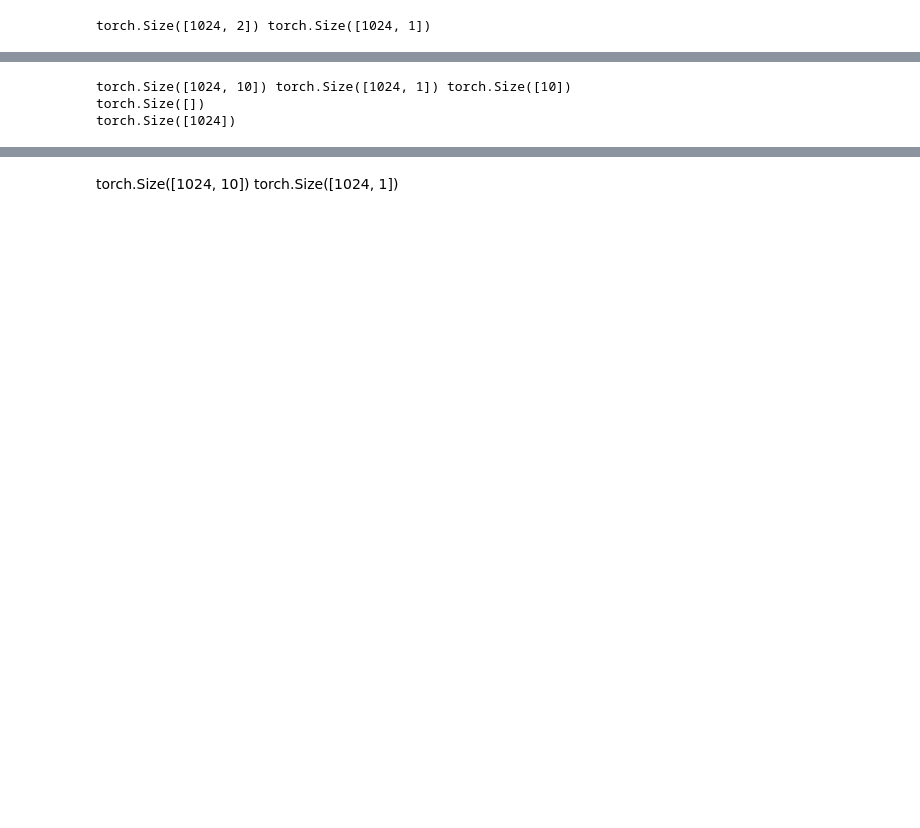
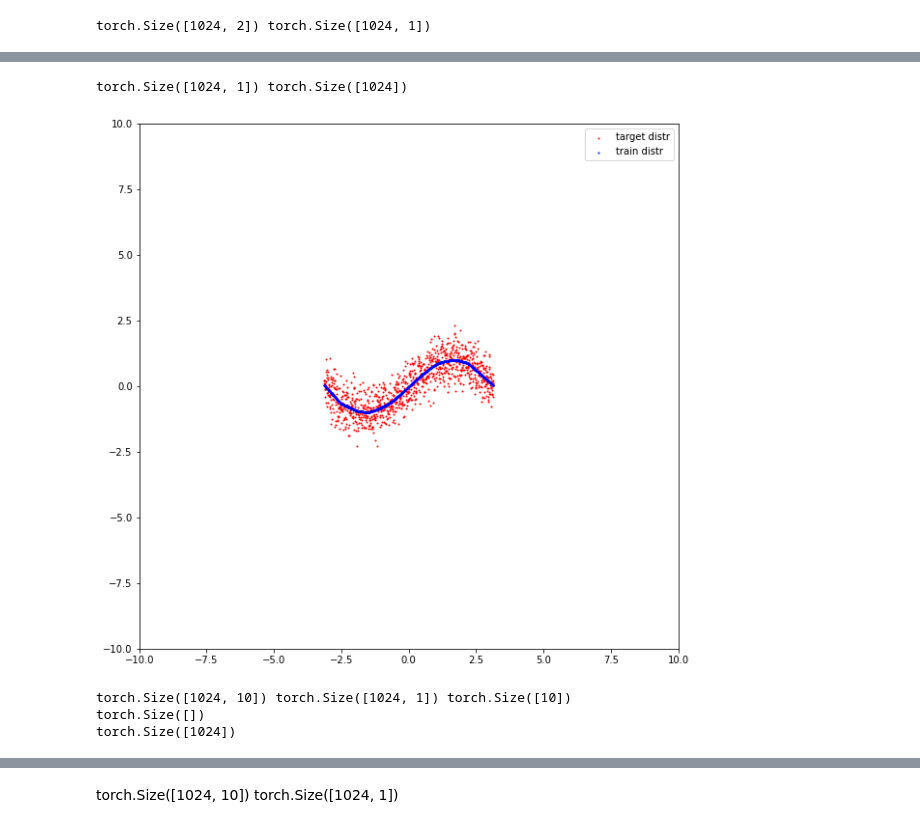
Before and after one commit to levhojoyan/Sirius2021, a Jupyter notebook: NeuralWithWeights.ipynb, the cells around one changed output, grey strips where cells are left out. Drawn from its saved outputs; the diff is of its cells as text; code cells hidden in the pictures; blank space fills up the shorter version.

```diff
--- a/NeuralWithWeights.ipynb
+++ b/NeuralWithWeights.ipynb
@@ -155,11 +161,9 @@ i = 0
 losses = []
 mses = []
 weighted_mses = []
-for epoch in range(1):
+for epoch in range(60):
   for batch in tqdm(dataloader): # берем батч из трейн лоадера
 
-      if i % 2 == 0:
-      plot pdfs
       with torch.no_grad():
         clear_output(True)
         plt.figure(figsize=(10, 10))
@@ -194,36 +198,38 @@ for epoch in range(1):
 
 
       x_train = batch['sample']
       y_train = batch['target']
 
 
 
       norm_weights = F.softmax(last_layer_weights)
 
       y_pred_functions = model2(x_train) # до последнего слоя
       print(y_pred_functions.shape, y_train.shape, norm_weights.shape)
 
       weighted_mse = torch.sum(norm_weights * ((y_pred_functions - y_train)**2)) # считаем взвешенное мсе
       print(weighted_mse.shape)
 
 
       y_pred = torch.sum(y_pred_functions * norm_weights, dim=-1) # делаем сквозь всю сетку
 
       print(y_pred.shape)
 
       mse = torch.nn.MSELoss()(y_pred, y_train) # считаем лосс
 
 
       total_loss = mse + weighted_mse # считаем лосс
       total_loss.backward() # считаем градиенты обратным проходом
 
       optimizer2.step() # обновляем параметры сети
       optimizer2.zero_grad() # обнуляем посчитанные градиенты параметров
       i += 1
 # %% [output]
-torch.Size([1024, 10]) torch.Size([1024, 1]) torch.Size([10])
-torch.Size([])
-torch.Size([1024])
+torch.Size([1024, 1]) torch.Size([1024])
+[figure, added]
+torch.Size([1024, 10]) torch.Size([1024, 1]) torch.Size([10])
+torch.Size([])
+torch.Size([1024])
 # %%
 plt.plot(losses, color='b')
 plt.plot(mses, color='y')
```
Also changed, not shown: parts of 17 cells of this notebook.
